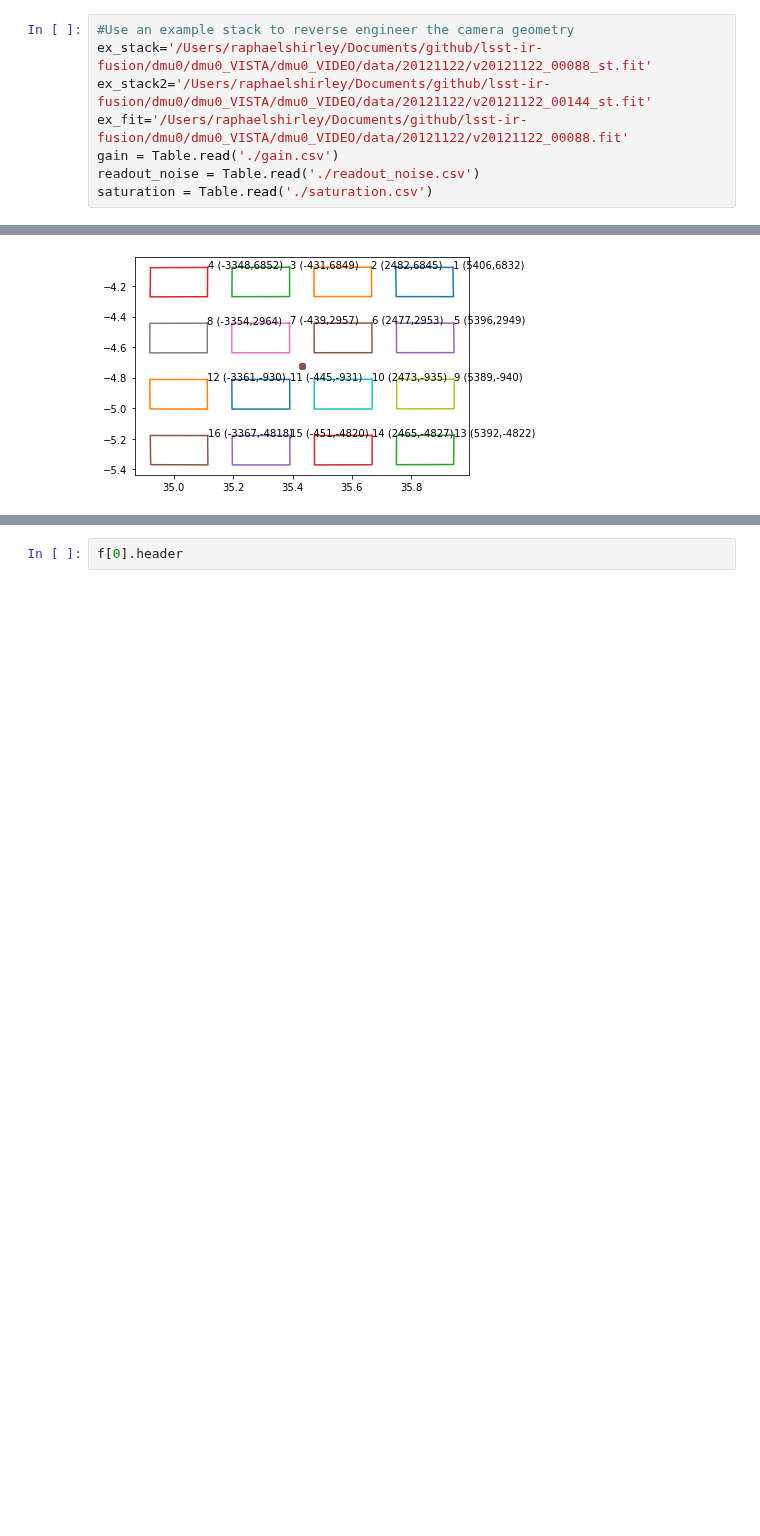
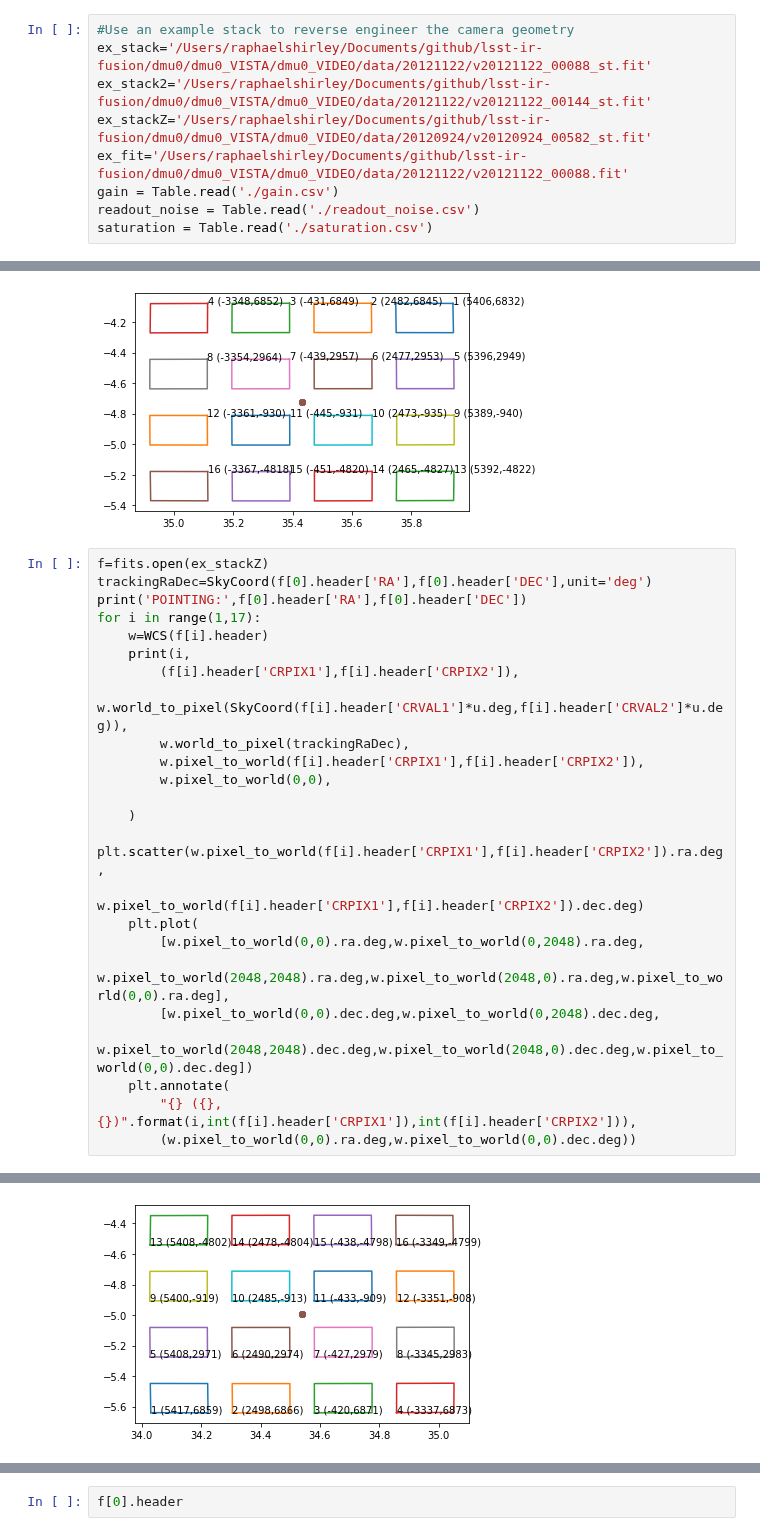
Before and after one commit to lsst-uk/obs_vista, a Jupyter notebook: camera/1_Build_detectors.ipynb, the cells around one changed output, grey strips where cells are left out. Saved outputs shown, nothing was run; the diff lists cells and outputs as text; blank space fills up the shorter version.

Commit message:
VISTA only runs to end

```diff
--- a/camera/1_Build_detectors.ipynb
+++ b/camera/1_Build_detectors.ipynb
@@ -37,6 +37,7 @@ import matplotlib.pyplot as plt
 #Use an example stack to reverse engineer the camera geometry
 ex_stack='/Users/raphaelshirley/Documents/github/lsst-ir-fusion/dmu0/dmu0_VISTA/dmu0_VIDEO/data/20121122/v20121122_00088_st.fit'
 ex_stack2='/Users/raphaelshirley/Documents/github/lsst-ir-fusion/dmu0/dmu0_VISTA/dmu0_VIDEO/data/20121122/v20121122_00144_st.fit'
+ex_stackZ='/Users/raphaelshirley/Documents/github/lsst-ir-fusion/dmu0/dmu0_VISTA/dmu0_VIDEO/data/20120924/v20120924_00582_st.fit'
 ex_fit='/Users/raphaelshirley/Documents/github/lsst-ir-fusion/dmu0/dmu0_VISTA/dmu0_VIDEO/data/20121122/v20121122_00088.fit'
 gain = Table.read('./gain.csv')
 readout_noise = Table.read('./readout_noise.csv')
@@ -168,3 +169,28 @@ the PROJPn keyword is deprecated, use PVi_ma. [astropy.wcs.wcs]
     (35.43312873, -4.72416184)> <SkyCoord (ICRS): (ra, dec) in deg
     (35.1142432, -5.17961113)>
 [figure]
+# %%
+f=fits.open(ex_stackZ)
+trackingRaDec=SkyCoord(f[0].header['RA'],f[0].header['DEC'],unit='deg')
+print('POINTING:',f[0].header['RA'],f[0].header['DEC'])
+for i in range(1,17):
+    w=WCS(f[i].header)
+    print(i,
+        (f[i].header['CRPIX1'],f[i].header['CRPIX2']),
+        w.world_to_pixel(SkyCoord(f[i].header['CRVAL1']*u.deg,f[i].header['CRVAL2']*u.deg)),
+        w.world_to_pixel(trackingRaDec),
+        w.pixel_to_world(f[i].header['CRPIX1'],f[i].header['CRPIX2']),
+        w.pixel_to_world(0,0),
+
+    )
+    plt.scatter(w.pixel_to_world(f[i].header['CRPIX1'],f[i].header['CRPIX2']).ra.deg,
+                w.pixel_to_world(f[i].header['CRPIX1'],f[i].header['CRPIX2']).dec.deg)
+    plt.plot(
+        [w.pixel_to_world(0,0).ra.deg,w.pixel_to_world(0,2048).ra.deg,
+         w.pixel_to_world(2048,2048).ra.deg,w.pixel_to_world(2048,0).ra.deg,w.pixel_to_world(0,0).ra.deg],
+        [w.pixel_to_world(0,0).dec.deg,w.pixel_to_world(0,2048).dec.deg,
+         w.pixel_to_world(2048,2048).dec.deg,w.pixel_to_world(2048,0).dec.deg,w.pixel_to_world(0,0).dec.deg])
+    plt.annotate(
+        "{} ({},{})".format(i,int(f[i].header['CRPIX1']),int(f[i].header['CRPIX2'])),
+        (w.pixel_to_world(0,0).ra.deg,w.pixel_to_world(0,0).dec.deg))
+# %% [output]
@@ -170,0 +214 @@ the PROJPn keyword is deprecated, use PVi_ma. [astropy.wcs.wcs]
+[figure, added]
```
Also changed, not shown: parts of 3 cells of this notebook, 3 other files.
